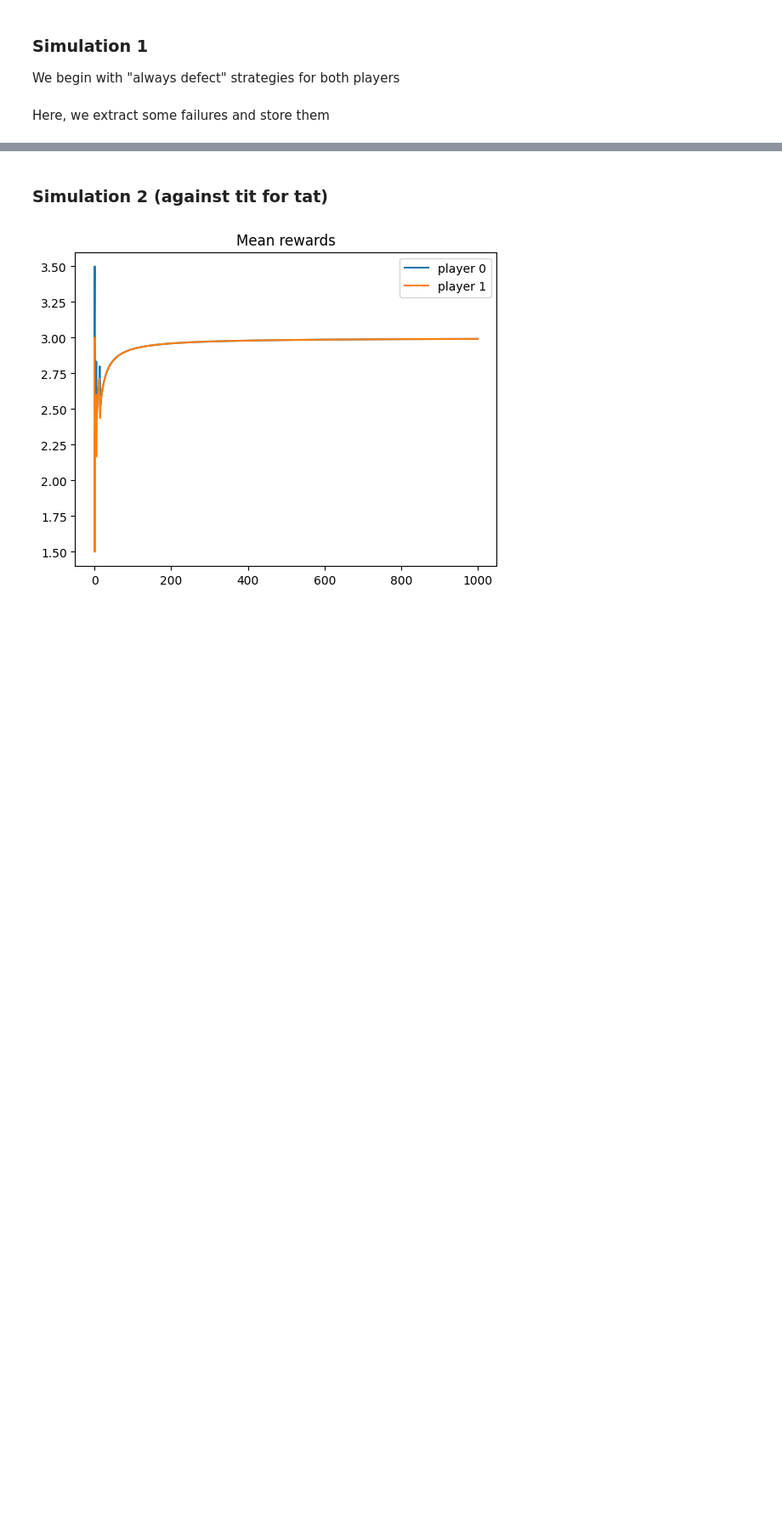
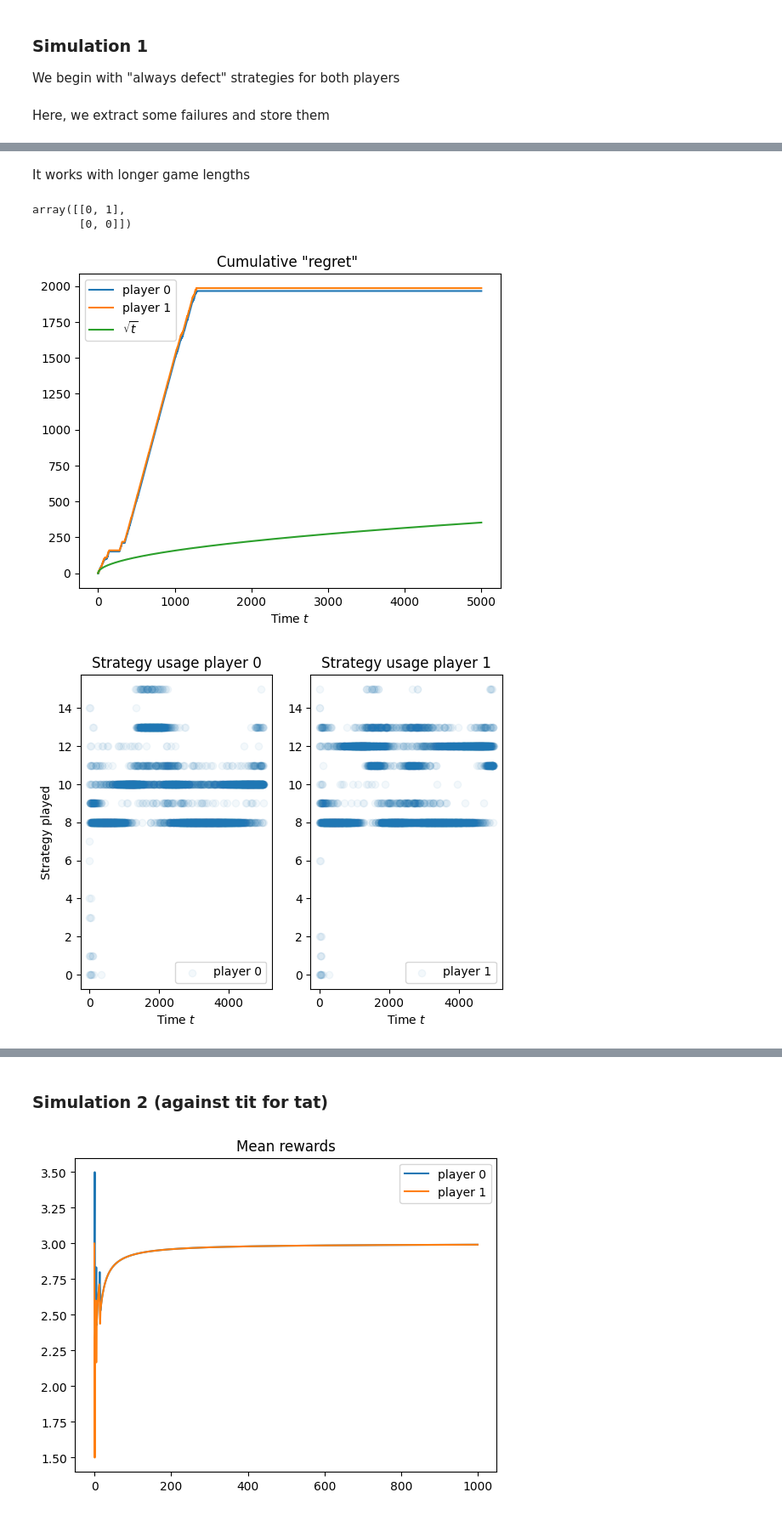
Before and after one commit to Farid-Najar/PrisonerD, a Jupyter notebook: learning2cooperate.ipynb, the cells around one changed output, grey strips where cells are left out. Shown at 85% size. Drawn from its saved outputs; the diff is of its cells as text; code cells hidden in the pictures; blank space fills up the shorter version.

```diff
--- a/learning2cooperate.ipynb
+++ b/learning2cooperate.ipynb
@@ -612 +711,13 @@ with open('./failures/failure_6.pickle', 'rb') as f:
     rng_s = pickle.load(f)
+# %% [markdown]
+It works with longer game lengths
+# %%
+get_strategy(all_strategies[11])
+# %% [output]
+array([[0, 1],
+       [0, 0]])
+# %%
+render_results(*results)
+# %% [output]
+[figure, added]
+[figure, added]
```
Also changed, not shown: parts of 24 cells of this notebook, 13 other files.
